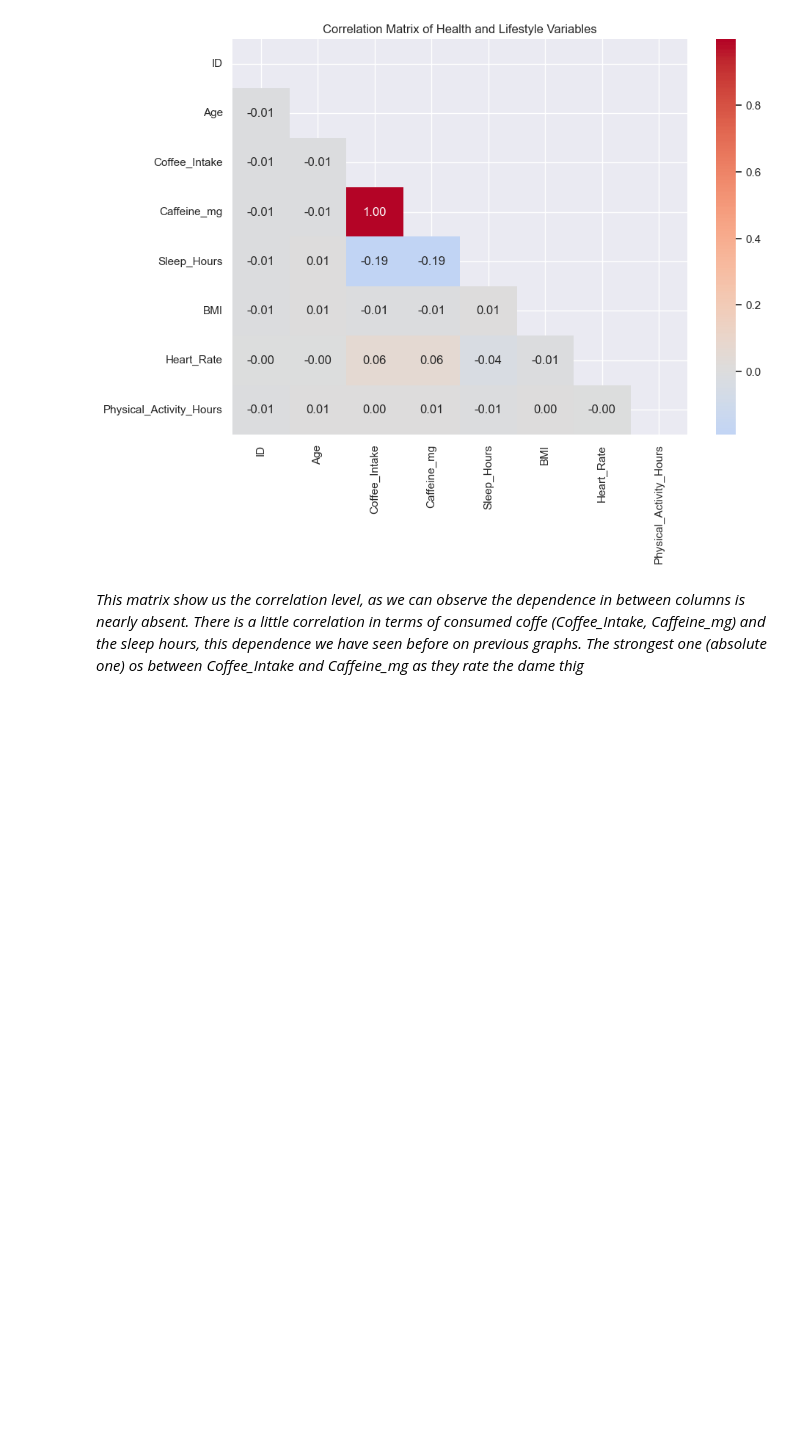
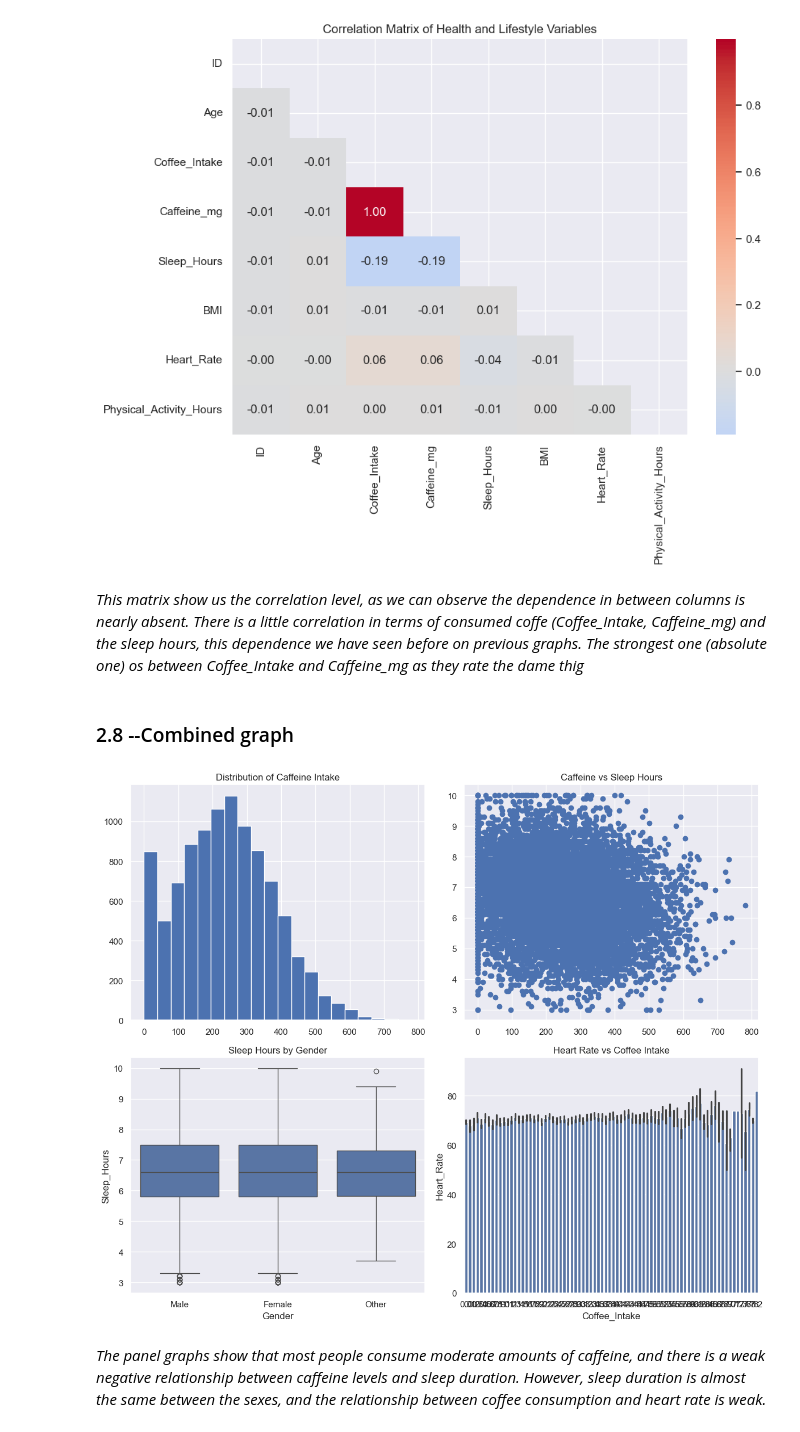
Before and after one commit to OnishchenkoDaria/data-processing-labs, a Jupyter notebook: lab_2/sample.ipynb, the cells around one changed output. Cells and saved outputs as stored; diff of their text form; code cells hidden in the pictures; blank space fills up the shorter version.

```diff
--- a/lab_2/sample.ipynb
+++ b/lab_2/sample.ipynb
@@ -277,3 +277,30 @@ plt.show()
 [figure]
 # %% [markdown]
 _This matrix show us the correlation level, as we can observe the dependence in between columns is nearly absent. There is a little correlation in terms of consumed coffe (Coffee_Intake, Caffeine_mg) and the sleep hours, this dependence we have seen before on previous graphs. The strongest one (absolute one) os between Coffee_Intake and Caffeine_mg as they rate the dame thig_
+# %% [markdown]
+### 2.8 --Combined graph
+# %%
+fig, axs = plt.subplots(2, 2, figsize=(12,10))
+
+# Histogram
+axs[0,0].hist(df["Caffeine_mg"], bins=20)
+axs[0,0].set_title("Distribution of Caffeine Intake")
+
+# Scatter plot
+axs[0,1].scatter(df["Caffeine_mg"], df["Sleep_Hours"])
+axs[0,1].set_title("Caffeine vs Sleep Hours")
+
+# Boxplot
+sns.boxplot(x="Gender", y="Sleep_Hours", data=df, ax=axs[1,0])
+axs[1,0].set_title("Sleep Hours by Gender")
+
+# Barplot
+sns.barplot(x="Coffee_Intake", y="Heart_Rate", data=df, ax=axs[1,1])
+axs[1,1].set_title("Heart Rate vs Coffee Intake")
+
+plt.tight_layout()
+plt.show()
+# %% [output]
+[figure, added]
+# %% [markdown]
+_The panel graphs show that most people consume moderate amounts of caffeine, and there is a weak negative relationship between caffeine levels and sleep duration. However, sleep duration is almost the same between the sexes, and the relationship between coffee consumption and heart rate is weak._
```
